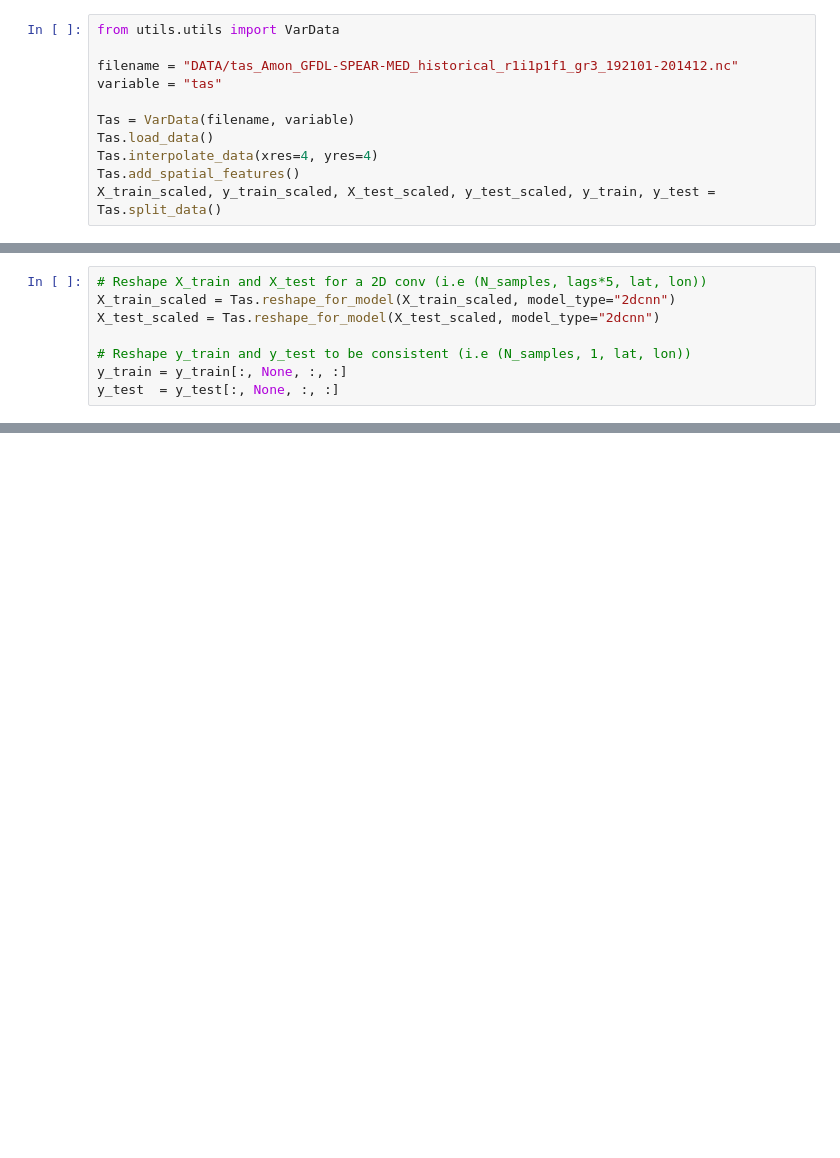
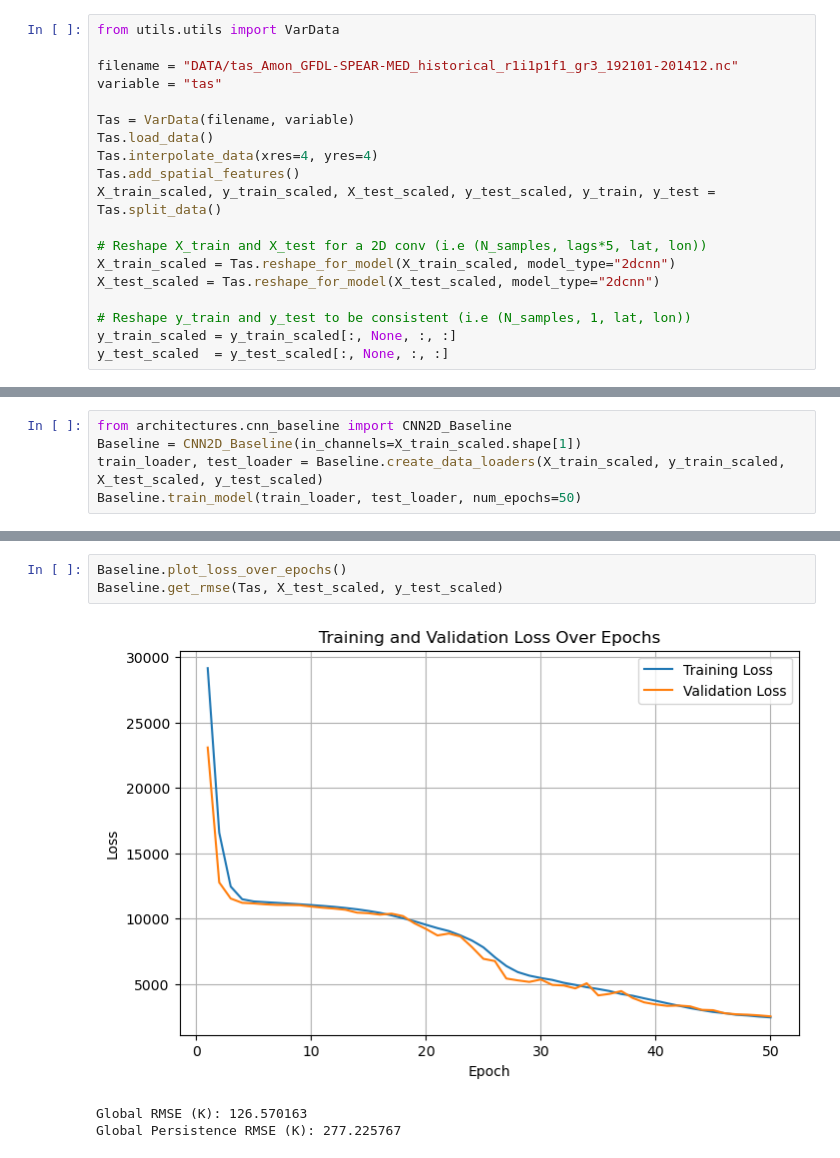
Before and after one commit to uramirez8707/SPEAR_emulator, a Jupyter notebook: NeuralNetworkComparison.ipynb, the cells around one changed output, grey strips where cells are left out. Cells and saved outputs as stored; diff of their text form; blank space fills up the shorter version.

Commit message:
initial CNN2D_Baseline code + plots, case 2 is broken because of size mismatches with downscaled/upscaling

```diff
--- a/NeuralNetworkComparison.ipynb
+++ b/NeuralNetworkComparison.ipynb
@@ -9,6 +9,14 @@ Tas.load_data()
 Tas.interpolate_data(xres=4, yres=4)
 Tas.add_spatial_features()
 X_train_scaled, y_train_scaled, X_test_scaled, y_test_scaled, y_train, y_test = Tas.split_data()
+
+# Reshape X_train and X_test for a 2D conv (i.e (N_samples, lags*5, lat, lon))
+X_train_scaled = Tas.reshape_for_model(X_train_scaled, model_type="2dcnn")
+X_test_scaled = Tas.reshape_for_model(X_test_scaled, model_type="2dcnn")
+
+# Reshape y_train and y_test to be consistent (i.e (N_samples, 1, lat, lon))
+y_train_scaled = y_train_scaled[:, None, :, :]
+y_test_scaled  = y_test_scaled[:, None, :, :]
 # %% [output]
 tas - INFO - Opening the file for DATA/tas_Amon_GFDL-SPEAR-MED_historical_r1i1p1f1_gr3_192101-201412.nc
 tas - INFO - Reading data for variable: tas
@@ -30,9 +38,6 @@ tas - INFO - Final y_test shape:  (223, 90, 144)
 # %%
-# Reshape X_train and X_test for a 2D conv (i.e (N_samples, lags*5, lat, lon))
-X_train_scaled = Tas.reshape_for_model(X_train_scaled, model_type="2dcnn")
-X_test_scaled = Tas.reshape_for_model(X_test_scaled, model_type="2dcnn")
-
-# Reshape y_train and y_test to be consistent (i.e (N_samples, 1, lat, lon))
-y_train = y_train[:, None, :, :]
-y_test  = y_test[:, None, :, :]
+from architectures.cnn_baseline import CNN2D_Baseline
+Baseline = CNN2D_Baseline(in_channels=X_train_scaled.shape[1])
+train_loader, test_loader = Baseline.create_data_loaders(X_train_scaled, y_train_scaled, X_test_scaled, y_test_scaled)
+Baseline.train_model(train_loader, test_loader, num_epochs=50)
 # %% [output]
@@ -40,0 +52,7 @@ tas - INFO - Reshaped size for 2dcnn: (223, 15, 90, 144)
+# %%
+Baseline.plot_loss_over_epochs()
+Baseline.get_rmse(Tas, X_test_scaled, y_test_scaled)
+# %% [output]
+[figure, added]
+Global RMSE (K): 126.570163
+Global Persistence RMSE (K): 277.225767
```
Also changed, not shown: parts of 7 cells of this notebook, 3 other files.
